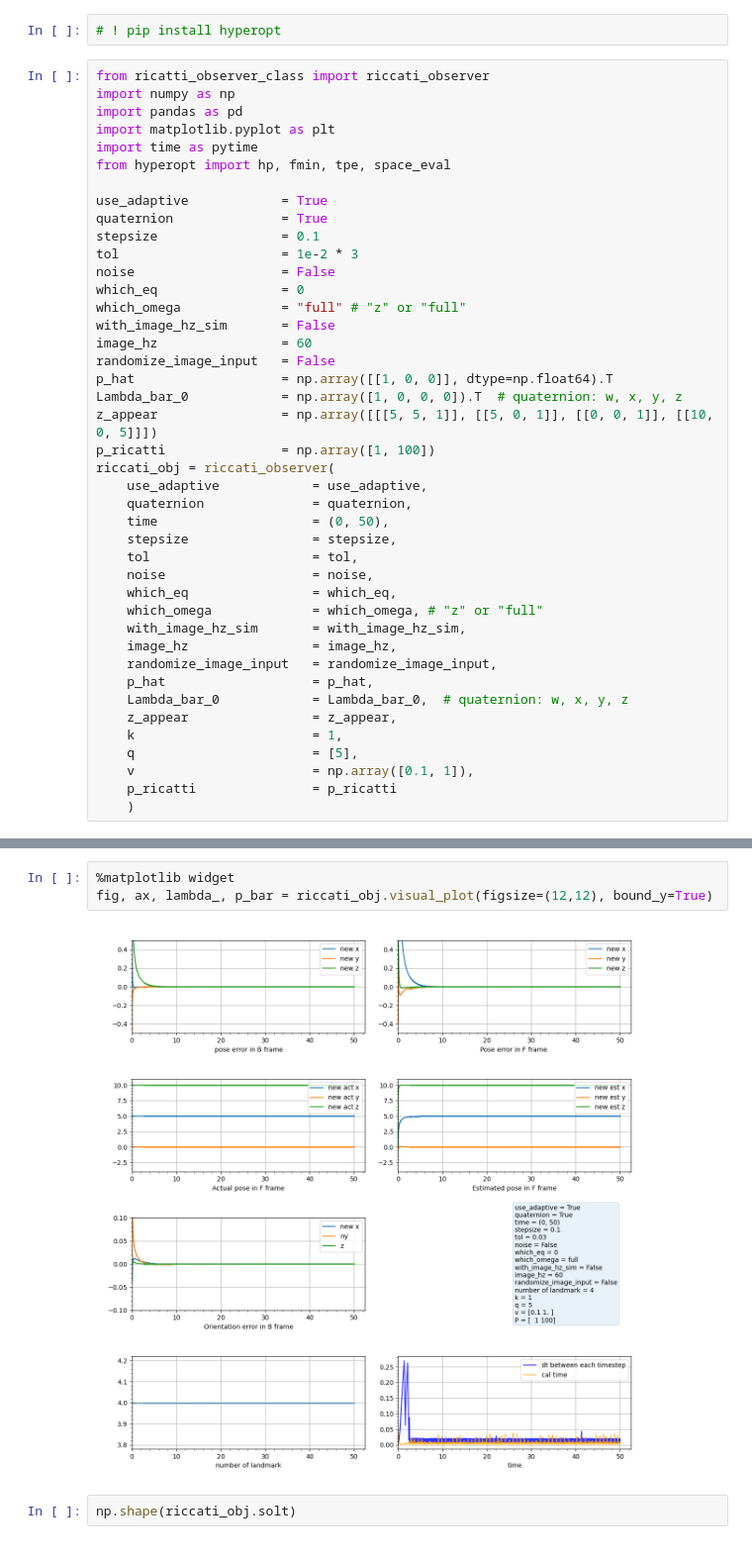
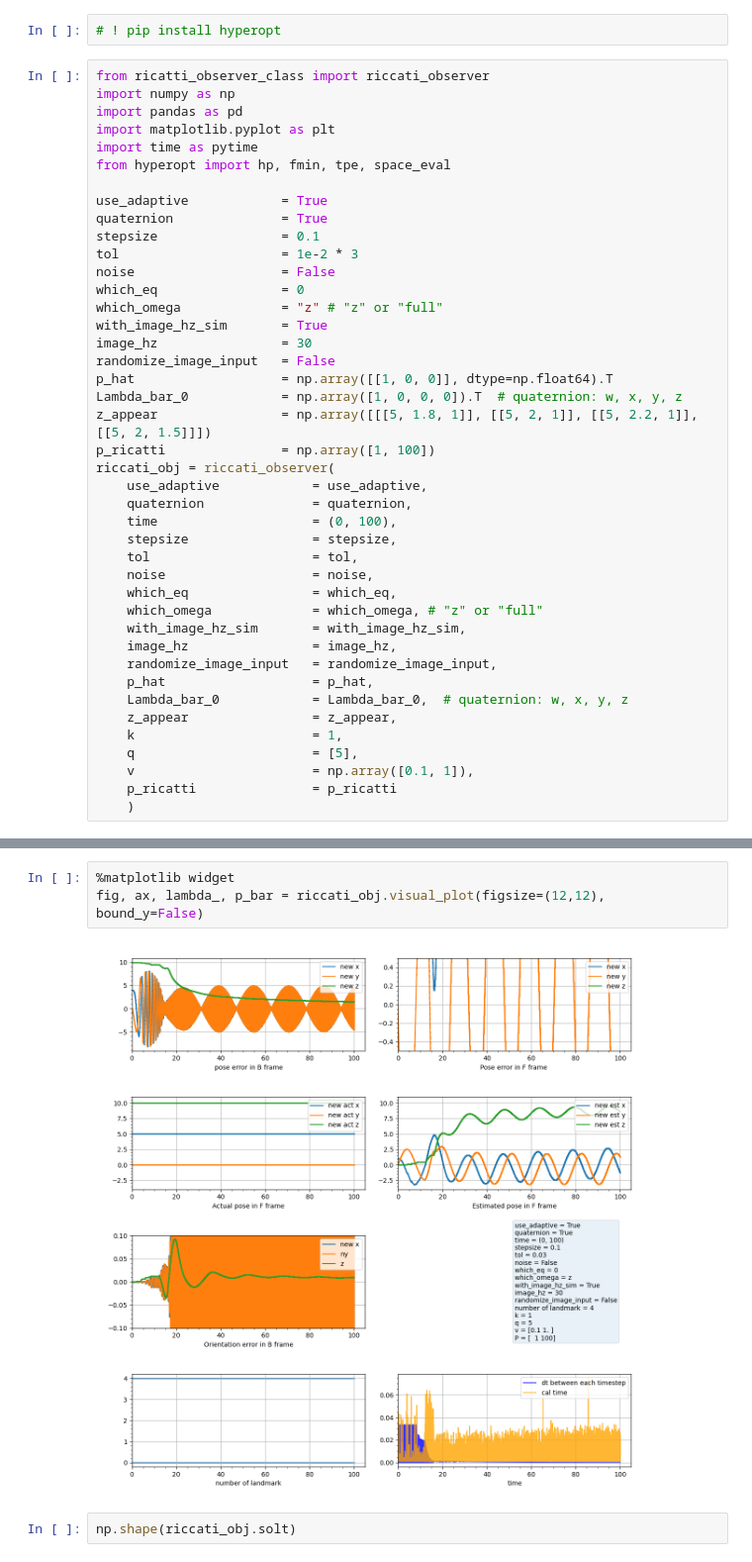
Before and after one commit to Annika-wyt/annika, a Jupyter notebook: simulation_script/step_simulation.ipynb, the cells around one changed output, grey strips where cells are left out. Shown at 99% size. Cells and saved outputs as stored; diff of their text form.

```diff
--- a/simulation_script/step_simulation.ipynb
+++ b/simulation_script/step_simulation.ipynb
@@ -14,18 +14,18 @@ stepsize                = 0.1
 tol                     = 1e-2 * 3
 noise                   = False
 which_eq                = 0
-which_omega             = "full" # "z" or "full"
-with_image_hz_sim       = False
-image_hz                = 60
+which_omega             = "z" # "z" or "full"
+with_image_hz_sim       = True
+image_hz                = 30
 randomize_image_input   = False
 p_hat                   = np.array([[1, 0, 0]], dtype=np.float64).T
 Lambda_bar_0            = np.array([1, 0, 0, 0]).T  # quaternion: w, x, y, z
-z_appear                = np.array([[[5, 5, 1]], [[5, 0, 1]], [[0, 0, 1]], [[10, 0, 5]]])
+z_appear                = np.array([[[5, 1.8, 1]], [[5, 2, 1]], [[5, 2.2, 1]], [[5, 2, 1.5]]])
 p_ricatti               = np.array([1, 100])
 riccati_obj = riccati_observer(
     use_adaptive            = use_adaptive,
     quaternion              = quaternion,
-    time                    = (0, 50),
+    time                    = (0, 100),
     stepsize                = stepsize,
     tol                     = tol,
     noise                   = noise,
@@ -67,8 +68,8 @@ Simulation time: 49.99759592006383      Run time: 21.7832581996917727606
 # %%
 %matplotlib widget
-fig, ax, lambda_, p_bar = riccati_obj.visual_plot(figsize=(12,12), bound_y=True)
+fig, ax, lambda_, p_bar = riccati_obj.visual_plot(figsize=(12,12), bound_y=False)
 # %% [output]
-[figure, old version]
+[figure, new version]
 # %%
 np.shape(riccati_obj.solt)
 # %% [output]
```
Also changed, not shown: parts of 2 cells of this notebook, 9 other files.
